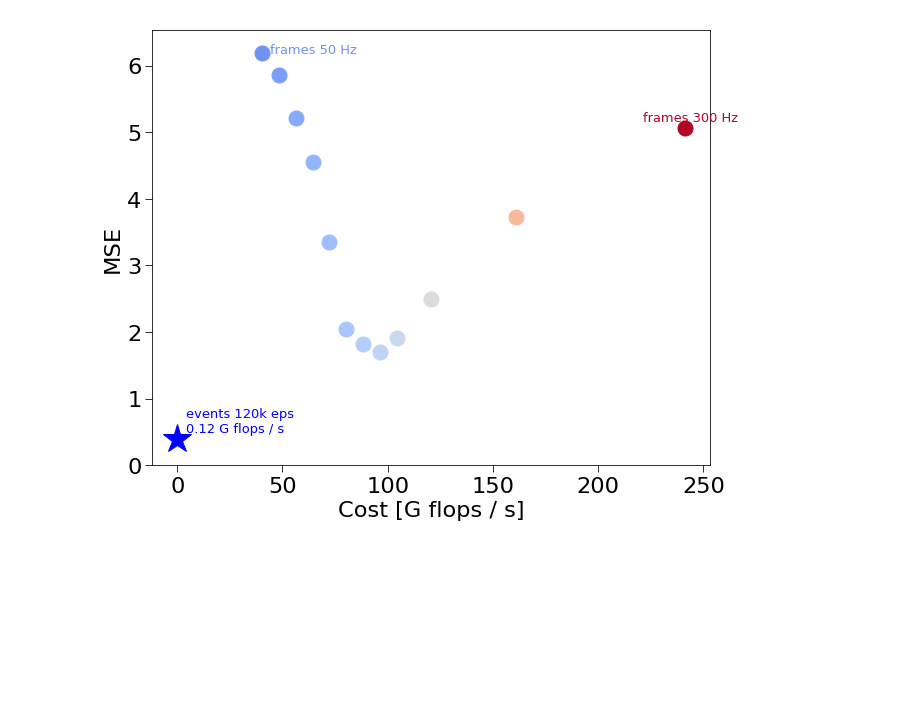
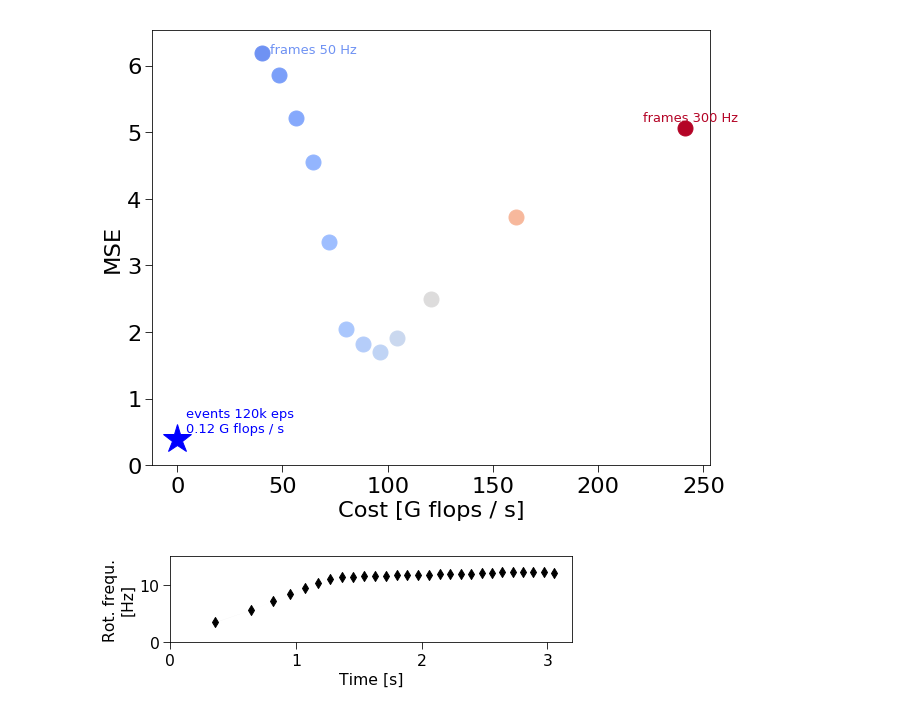
Before and after one commit to rbodo/eventbased_opticalflow, a Jupyter notebook: evaluate_frameflow.ipynb, the cells around one changed output. Cells and saved outputs as stored; diff of their text form; code cells hidden in the pictures; blank space fills up the shorter version.

Commit message:
More plotting.

```diff
--- a/evaluate_frameflow.ipynb
+++ b/evaluate_frameflow.ipynb
@@ -784,3 +784,33 @@ plot_mse_tradeoff('mse_tradeoff_sparse', flops_per_frame_sparse, mse_frames_spar
 plot_mse_tradeoff('mse_tradeoff_dense', flops_per_frame_dense, mse_frames_dense)
 # %% [output]
 [figure]
+# %%
+plotproperties = {
+    'axes.labelsize': 'large',
+    'xtick.labelsize': 'large',
+    'ytick.labelsize': 'large',
+    'savefig.format': 'png'}
+
+matplotlib.rcParams.update(plotproperties)
+
+fig = plt.figure(figsize=(7, 2.3))
+markersize = 50
+idxs = slice(start_idx, 28)
+times = 1e-6 * circle_ts[idxs]
+
+plt.scatter(times, rotation_gt[idxs],
+           color='k', marker='d', s=markersize, label='ground-truth')
+plt.fill_between(times,
+                 rotation_gt[idxs] - 1.96 * std_gt[idxs],
+                 rotation_gt[idxs] + 1.96 * std_gt[idxs],
+                 alpha=0.1, linewidth=0, color='k')
+
+plt.xlim(0, None)
+plt.ylim(0, 15)
+plt.xticks([0, 1, 2, 3])
+plt.xlabel('Time [s]')
+plt.ylabel('Rot. frequ.\n[Hz]')
+plt.tight_layout()
+fig.savefig(os.path.join(path, 'gt_3s'))
+# %% [output]
+[figure, added]
```
Also changed, not shown: parts of 1 cell of this notebook, 1 other file.
